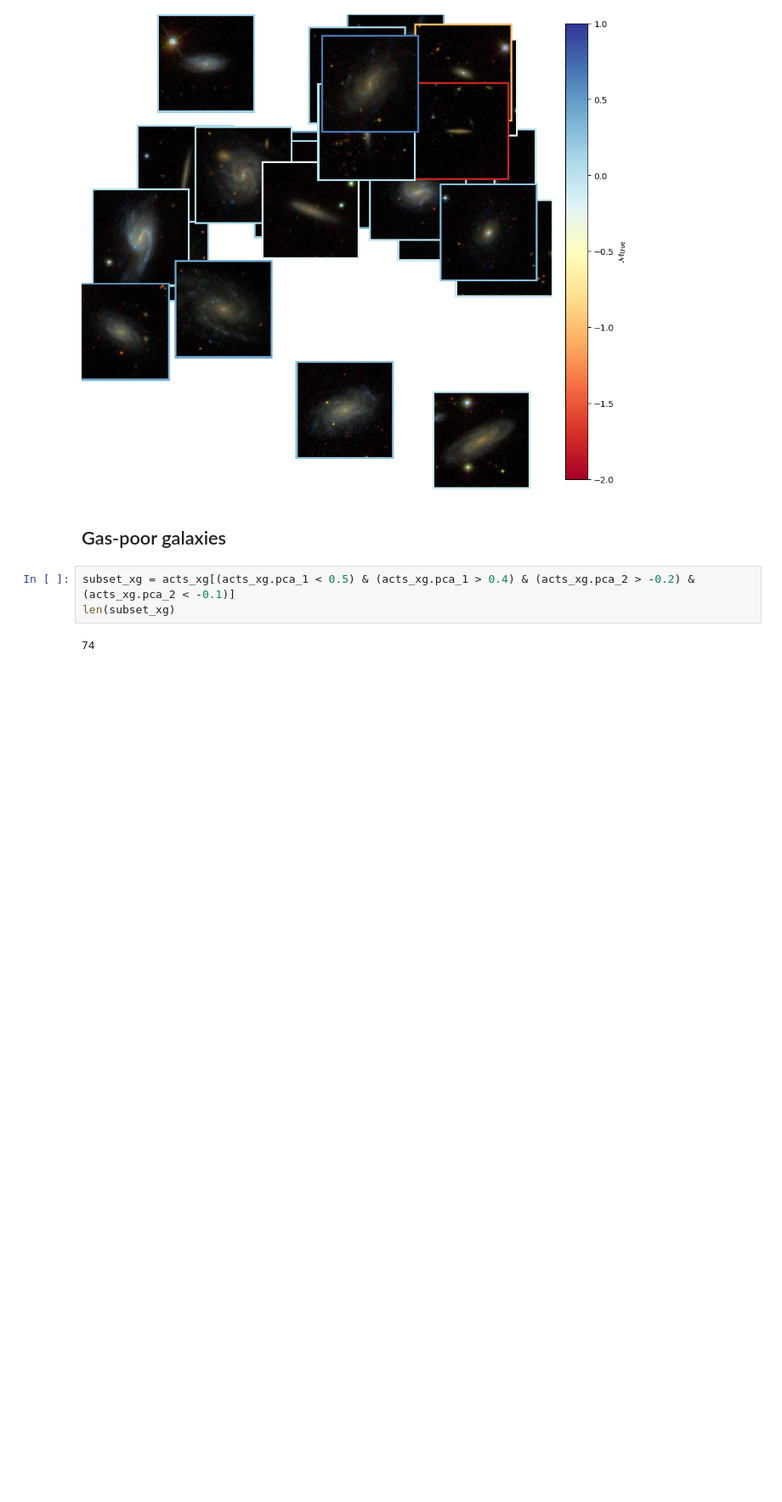
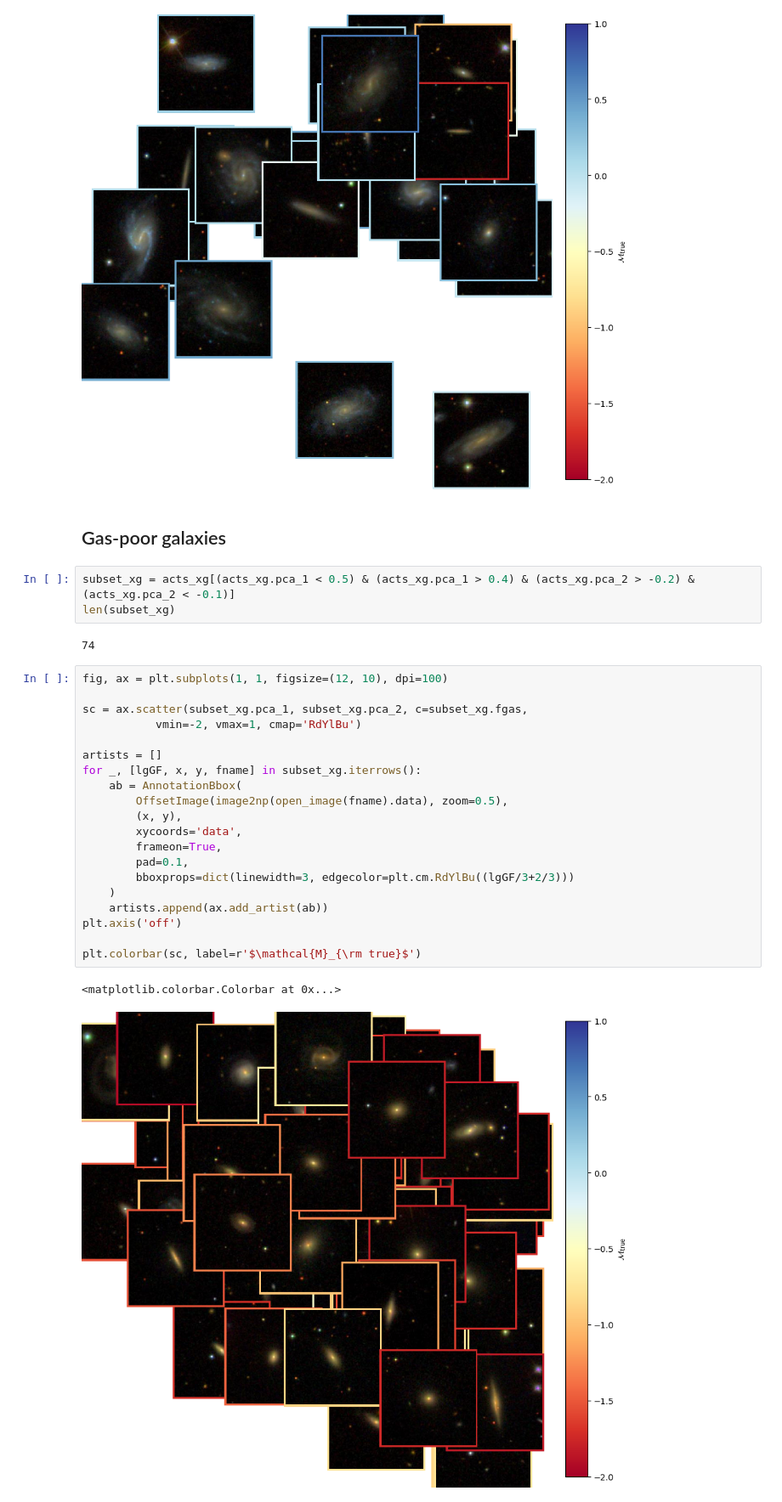
Before and after one commit to jwuphysics/HI-convnets, a Jupyter notebook: notebook/updates/42. Visualizing morphological latent space.ipynb, the cells around one changed output. Shown at 85% size. Saved outputs shown, nothing was run; the diff lists cells and outputs as text; blank space fills up the shorter version.

Commit message:
add more color/monochrome analysis

```diff
--- a/notebook/updates/42. Visualizing morphological latent space.ipynb
+++ b/notebook/updates/42. Visualizing morphological latent space.ipynb
@@ -275,3 +275,26 @@ subset_xg = acts_xg[(acts_xg.pca_1 < 0.5) & (acts_xg.pca_1 > 0.4) & (acts_xg.pca
 len(subset_xg)
 # %% [output]
 74
+# %%
+fig, ax = plt.subplots(1, 1, figsize=(12, 10), dpi=100)
+
+sc = ax.scatter(subset_xg.pca_1, subset_xg.pca_2, c=subset_xg.fgas,
+           vmin=-2, vmax=1, cmap='RdYlBu')
+
+artists = []
+for _, [lgGF, x, y, fname] in subset_xg.iterrows():
+    ab = AnnotationBbox(
+        OffsetImage(image2np(open_image(fname).data), zoom=0.5),
+        (x, y),
+        xycoords='data',
+        frameon=True,
+        pad=0.1,
+        bboxprops=dict(linewidth=3, edgecolor=plt.cm.RdYlBu((lgGF/3+2/3)))
+    )
+    artists.append(ax.add_artist(ab))
+plt.axis('off')
+
+plt.colorbar(sc, label=r'$\mathcal{M}_{\rm true}$')
+# %% [output]
+<matplotlib.colorbar.Colorbar at 0x...>
+[figure, added]
```
Also changed, not shown: 3 other files.
